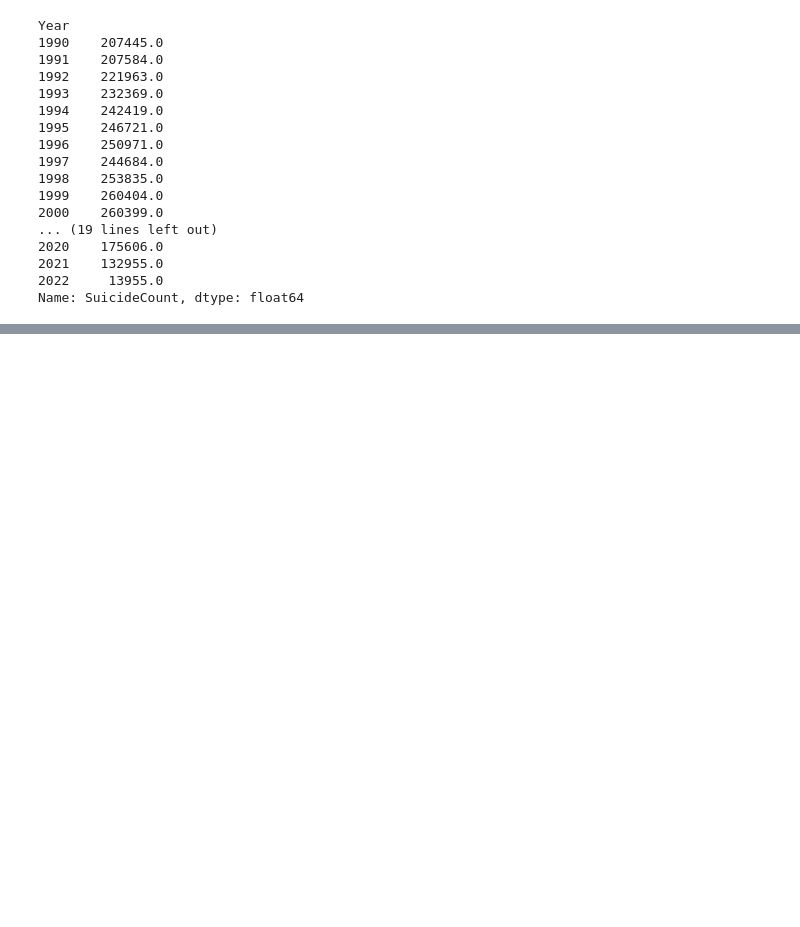
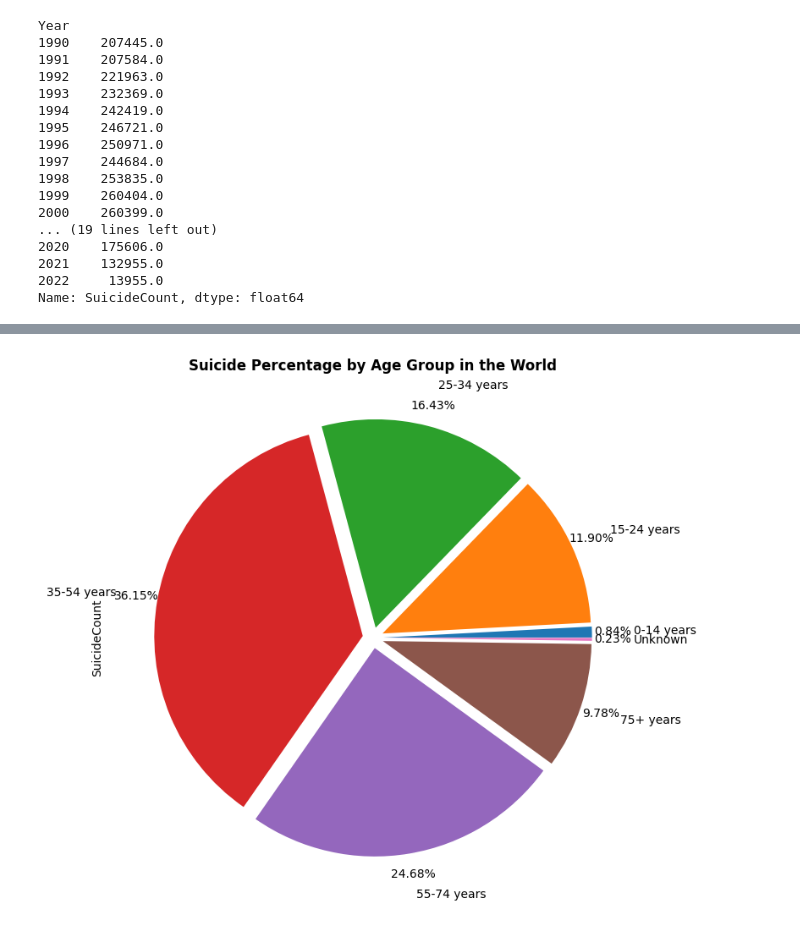
Before and after one commit to rahulkfernandes/Suicide-Rates-and-Socioeconomic-Factors-Analysis, a Jupyter notebook: eda.ipynb, the cells around one changed output, grey strips where cells are left out. Saved outputs shown, nothing was run; the diff lists cells and outputs as text; code cells hidden in the pictures; blank space fills up the shorter version.

```diff
--- a/eda.ipynb
+++ b/eda.ipynb
@@ -157,0 +292,16 @@ Name: SuicideCount, dtype: float64
+# %%
+# Plot Suicide Percentage by Sex
+explode = np.full(len(data['AgeGroup'].unique()), 0.05)
+data.groupby(['AgeGroup']).sum(numeric_only=True).plot.pie(
+    y='SuicideCount',
+    figsize=(15,8),
+    autopct='%.2f%%',
+    explode=explode,
+    pctdistance=1.1,
+    labeldistance=1.2
+    )
+plt.title("Suicide Percentage by Age Group in the World", fontweight="bold")
+plt.legend().remove()
+plt.show()
+# %% [output]
+[figure, added]
```
Also changed, not shown: parts of 16 cells of this notebook.
